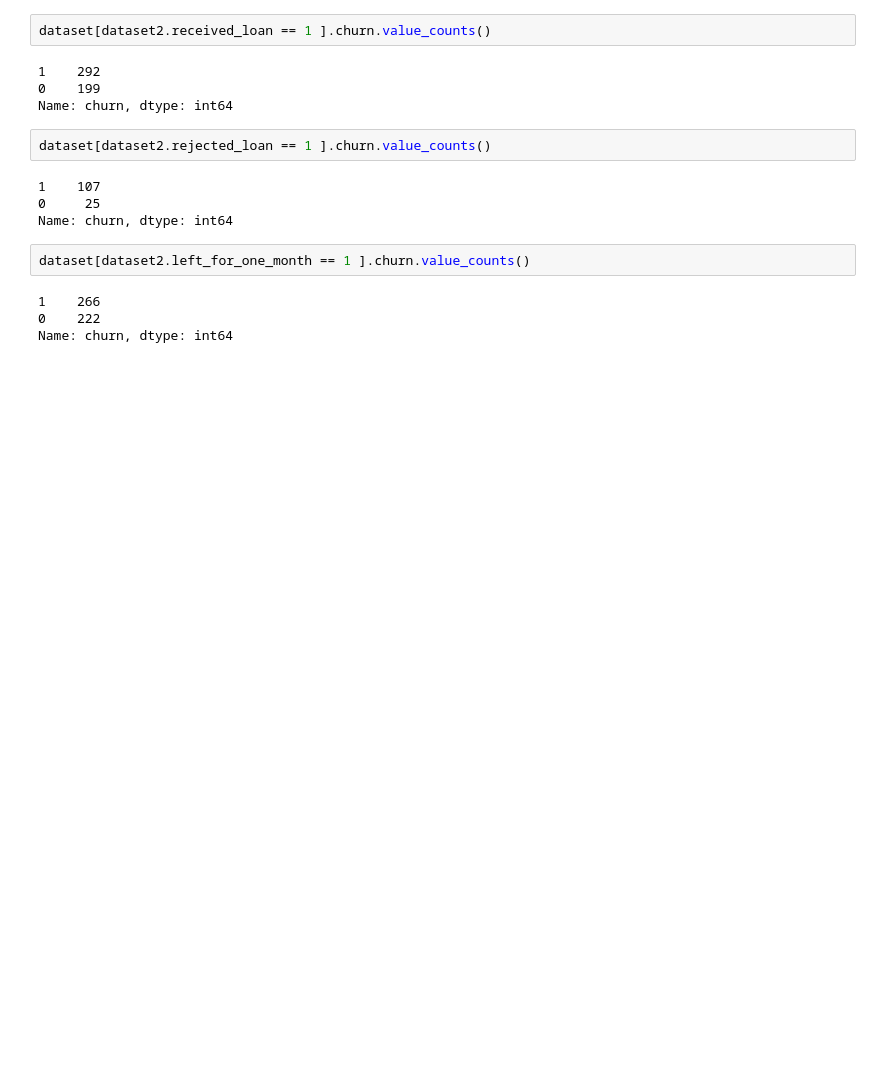
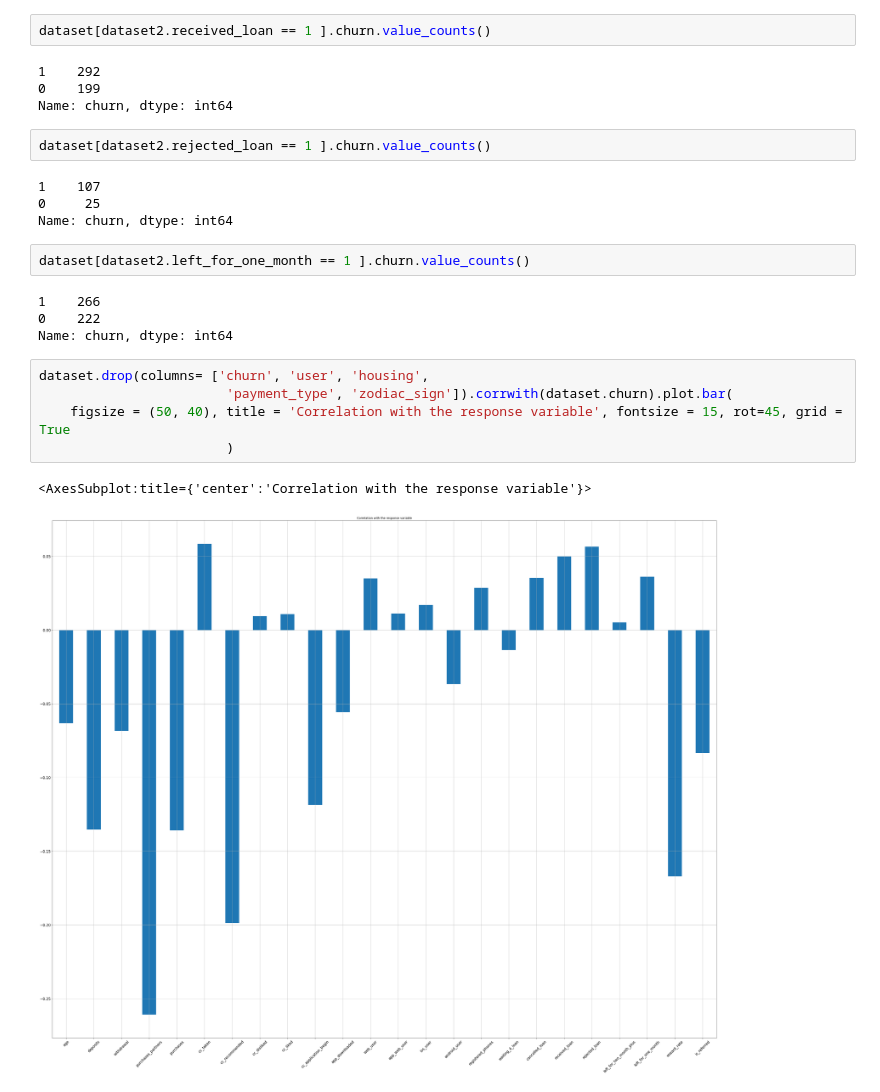
Before and after one commit to rigole/ml-projects, a Jupyter notebook: Minimizing-Churn-Rate/churn-rate.ipynb, the cells around one changed output. Saved outputs shown, nothing was run; the diff lists cells and outputs as text; blank space fills up the shorter version.

```diff
--- a/Minimizing-Churn-Rate/churn-rate.ipynb
+++ b/Minimizing-Churn-Rate/churn-rate.ipynb
@@ -107,3 +108,11 @@ dataset[dataset2.left_for_one_month == 1 ].churn.value_counts()
 1    266
 0    222
 Name: churn, dtype: int64
+# %%
+dataset.drop(columns= ['churn', 'user', 'housing',
+                        'payment_type', 'zodiac_sign']).corrwith(dataset.churn).plot.bar(
+    figsize = (50, 40), title = 'Correlation with the response variable', fontsize = 15, rot=45, grid = True
+                        )
+# %% [output]
+<AxesSubplot:title={'center':'Correlation with the response variable'}>
+[figure, added]
```
Also changed, not shown: parts of 2 cells of this notebook.
